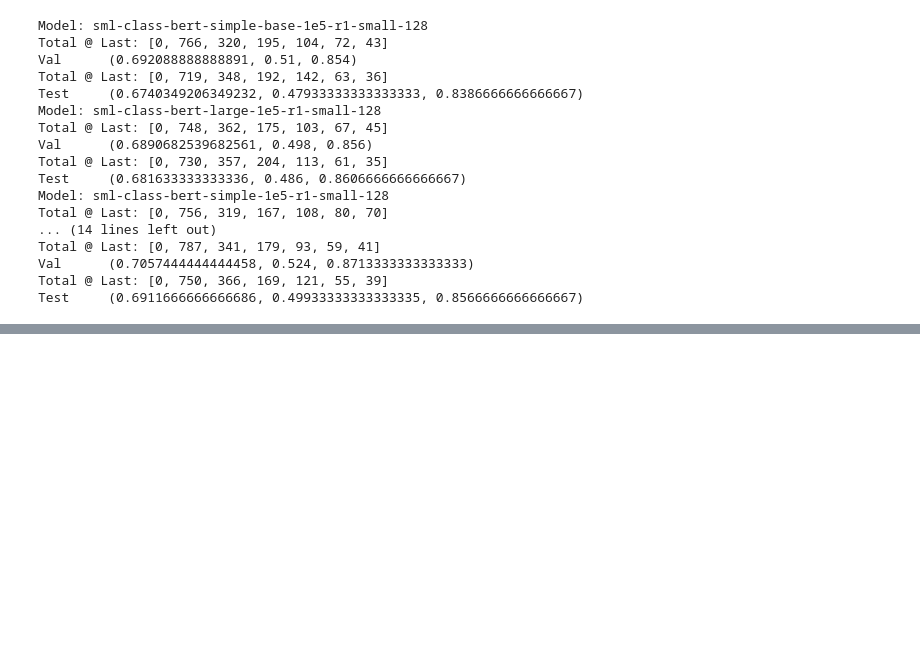
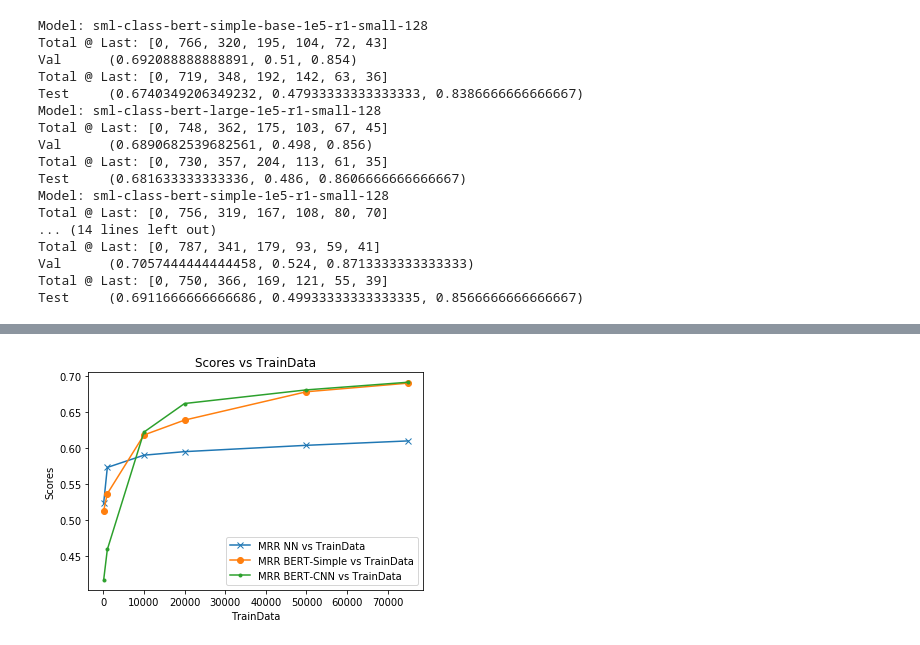
Before and after one commit to pratyay-banerjee/KnowledgeExtractionOBQA, a Jupyter notebook: neural-networks/BERT-metrics.ipynb, the cells around one changed output, grey strips where cells are left out. Cells and saved outputs as stored; diff of their text form; code cells hidden in the pictures; blank space fills up the shorter version.

```diff
--- a/neural-networks/BERT-metrics.ipynb
+++ b/neural-networks/BERT-metrics.ipynb
@@ -250,0 +297,21 @@ tensor([[1., 1., 1., 0., 0.],
+# %%
+nn_val_accuracies,nn_test_accuracies,nn_mrr_vals,nn_p1s,nn_p3s = ([0.5985333333333334,0.6282666666666666,0.647,0.6515333333333333,0.6595333333333333,0.6582666666666667],
+[0.5762,
+0.6218666666666667,
+0.6497333333333334,
+0.657,
+0.6596,
+0.6610666666666667],
+[0.5232777777777788,
+0.5729333333333361,
+0.5899333333333352,
+0.5948444444444466,
+0.6036238095238123,
+0.6097349206349232],
+[0.286, 0.34, 0.356, 0.362, 0.38266666666666665, 0.388],
+[0.6766666666666666,
+0.7473333333333333,
+0.7786666666666666,
+0.788,
+0.7833333333333333,
+0.7926666666666666])
@@ -250,0 +363,4 @@ tensor([[1., 1., 1., 0., 0.],
+# %%
+mrrVisualization2(train_samples,nn_mrr_vals,simple_mrrs,cnn_mrrs,p="MRR")
+# %% [output]
+[figure, added]
```
Also changed, not shown: parts of 18 cells of this notebook, 25 other files.
